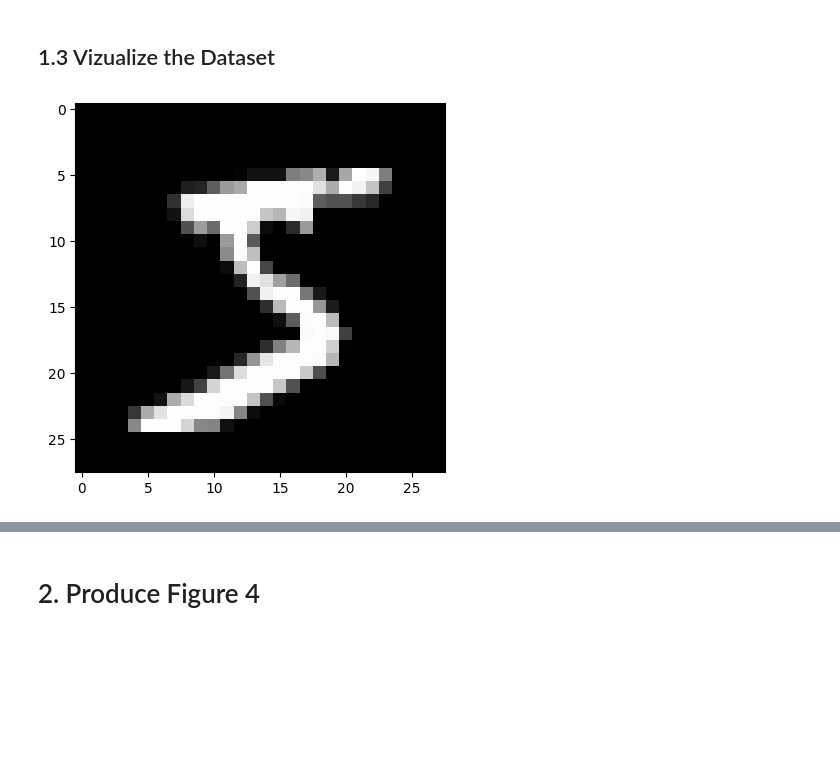
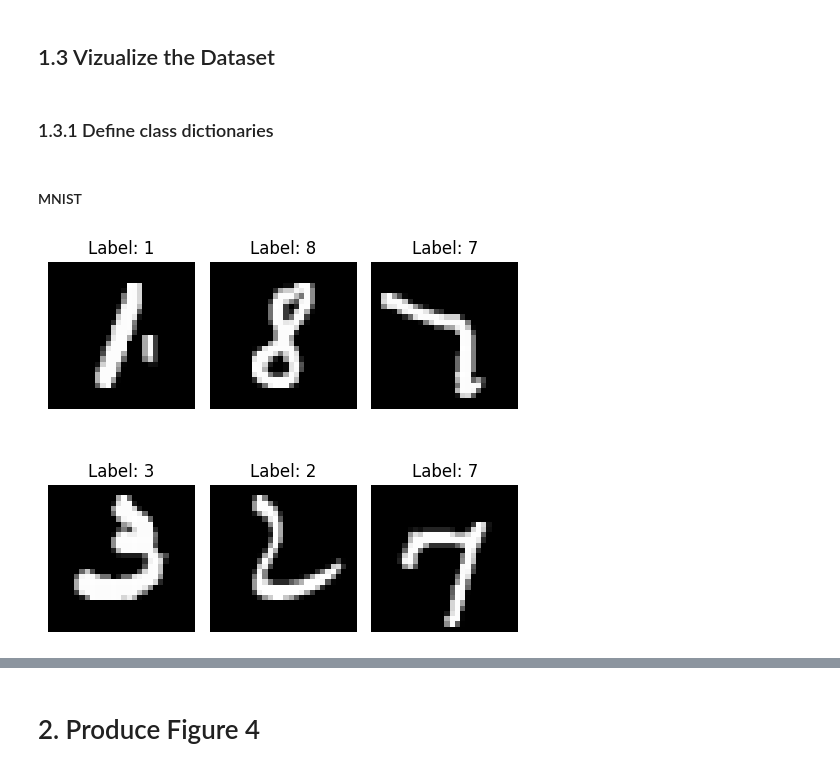
Before and after one commit to roduit/EE-411-FOIL-Project, a Jupyter notebook: source/main.ipynb, the cells around one changed output, grey strips where cells are left out. Cells and saved outputs as stored; diff of their text form; code cells hidden in the pictures; blank space fills up the shorter version.

```diff
--- a/source/main.ipynb
+++ b/source/main.ipynb
@@ -228,13 +177,4 @@ def label_noise(dataset, noise_ratio=0.1, seed = 0):
 # %% [markdown]
 ## 1.3 Vizualize the Dataset
-# %%
-images = next(iter(MNIST_train_dataset))[0][:10]
-grid = torchvision.utils.make_grid(images, nrow=5, padding=10)
-
-def show(img):
-    npimg = img.numpy()
-    plt.imshow(np.transpose(npimg, (1,2,0)), interpolation='nearest')
-
-show(grid)
-# %% [output]
-[figure, removed]
+# %% [markdown]
+### 1.3.1 Define class dictionaries
@@ -240,0 +191,6 @@ show(grid)
+# %% [markdown]
+#### MNIST
+# %%
+visualize_dataset((np.array(MNIST_train_dataset.data), np.array(MNIST_train_dataset.targets)), num_images=6)
+# %% [output]
+[figure, added]
```
Also changed, not shown: parts of 29 cells of this notebook, 6 other files.
